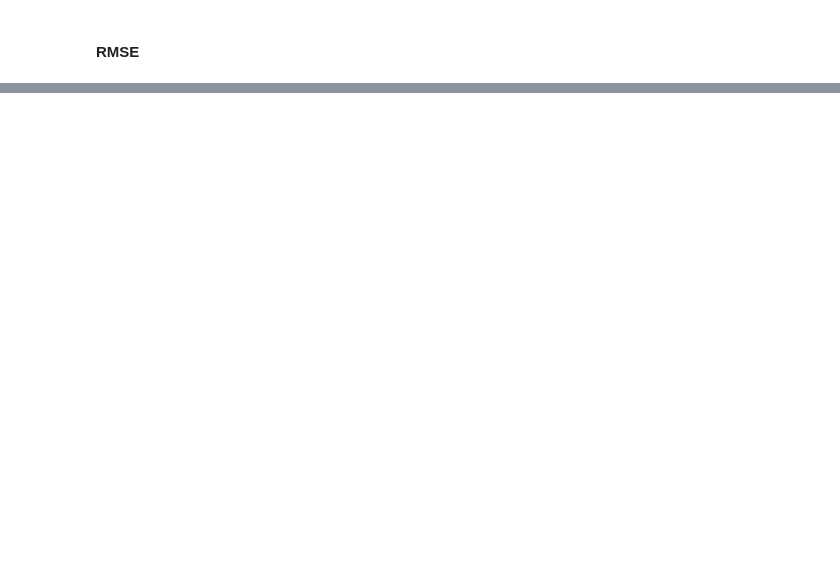
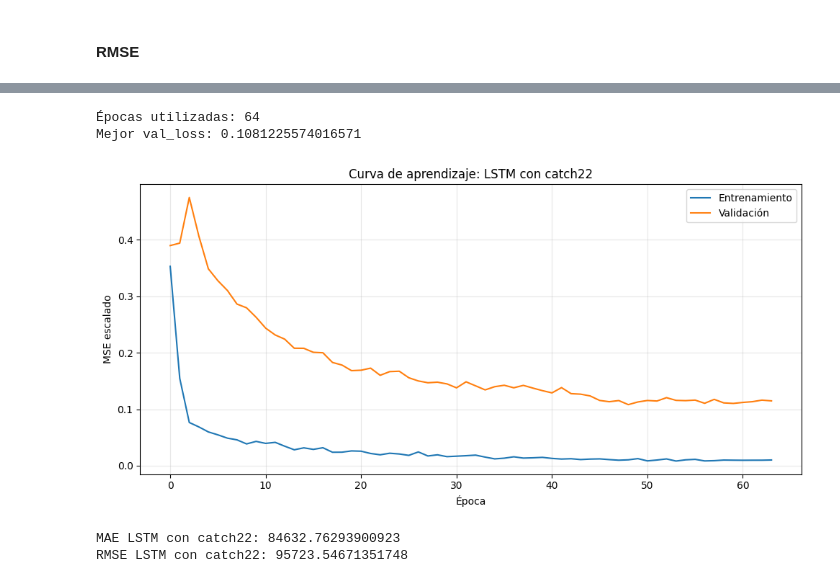
Before and after one commit to belennmm/DataS_Lab2_DeepLearning, a Jupyter notebook: serie_viasde_ingreso.ipynb, the cells around one changed output, grey strips where cells are left out. Saved outputs shown, nothing was run; the diff lists cells and outputs as text; code cells hidden in the pictures; blank space fills up the shorter version.

Commit message:
nueva LSTM con catch22

```diff
--- a/serie_viasde_ingreso.ipynb
+++ b/serie_viasde_ingreso.ipynb
@@ -1192,0 +1491,49 @@ plt.show()
+# %%
+parada_temprana = EarlyStopping(
+    monitor = "val_loss" ,
+    patience = 15,
+    restore_best_weights =True
+)
+
+historial_lstm_catch22 = modelo_lstm_catch22.fit(
+    {
+        "secuencia_mensual": x_seq_train,
+        "caracteristicas_catch22": x_c22_train
+    },
+    y_train,
+    validation_data = (
+        {
+            "secuencia_mensual": x_seq_val,
+            "caracteristicas_catch22": x_c22_val
+        },
+        y_val
+    ),
+    epochs = 150,
+    batch_size =8,
+    shuffle =False,
+    callbacks = [parada_temprana],
+    verbose = 0
+)
+# %%
+print( "Épocas utilizadas:", len(historial_lstm_catch22.history["loss"]) )
+
+print( "Mejor val_loss:",  min(historial_lstm_catch22.history["val_loss"]) )
+# %% [output]
+Épocas utilizadas: 64
+Mejor val_loss: 0.1081225574016571
+# %%
+plt.figure(figsize=(10, 5))
+
+plt.plot( historial_lstm_catch22.history["loss"], label = "Entrenamiento" )
+
+plt.plot( historial_lstm_catch22.history["val_loss"],  label = "Validación" )
+
+plt.title("Curva de aprendizaje: LSTM con catch22" )
+plt.xlabel( "Época" )
+plt.ylabel( "MSE escalado")
+plt.legend()
+plt.grid(alpha = 0.3 )
+plt.tight_layout()
+plt.show()
+# %% [output]
+[figure, added]
@@ -1192,0 +1598,13 @@ plt.show()
+# %%
+mae_lstm_catch22 = mean_absolute_error( prueba_aerea , predicciones_lstm_catch22 )
+
+rmse_lstm_catch22 = np.sqrt(
+    mean_squared_error( prueba_aerea, predicciones_lstm_catch22 )
+)
+
+print( "MAE LSTM con catch22:" , mae_lstm_catch22 )
+
+print( "RMSE LSTM con catch22:",  rmse_lstm_catch22 )
+# %% [output]
+MAE LSTM con catch22: 84632.76293900923
+RMSE LSTM con catch22: 95723.54671351748
```
Also changed, not shown: parts of 30 cells of this notebook, 1 other file.
